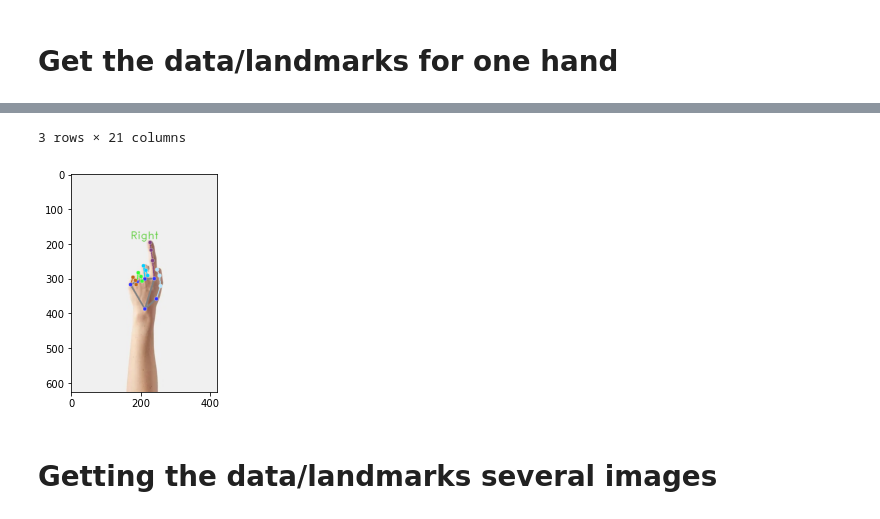
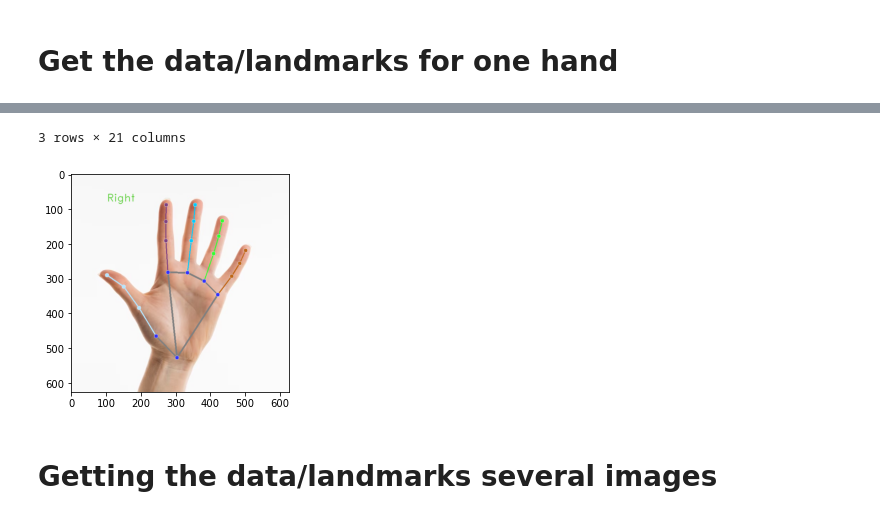
Before and after one commit to joaobizzo/research, a Jupyter notebook: get_data.ipynb, the cells around one changed output, grey strips where cells are left out. Cells and saved outputs as stored; diff of their text form; code cells hidden in the pictures.

```diff
--- a/get_data.ipynb
+++ b/get_data.ipynb
@@ -71,7 +71,7 @@ options = vision.HandLandmarkerOptions(base_options=base_options,
 detector = vision.HandLandmarker.create_from_options(options)
 
 # STEP 3: Load the input image.
-image = mp.Image.create_from_file("images/image2.jpeg")
+image = mp.Image.create_from_file("images/image1.jpeg")
 
 # STEP 4: Detect hand landmarks from the input image.
 detection_result = detector.detect(image)
@@ -92,5 +92,5 @@ hand1.head()
 3 rows × 21 columns
-[figure, old version]
+[figure, new version]
 # %% [markdown]
 # Getting the data/landmarks several images
 # %%
```
Also changed, not shown: parts of 4 cells of this notebook.
